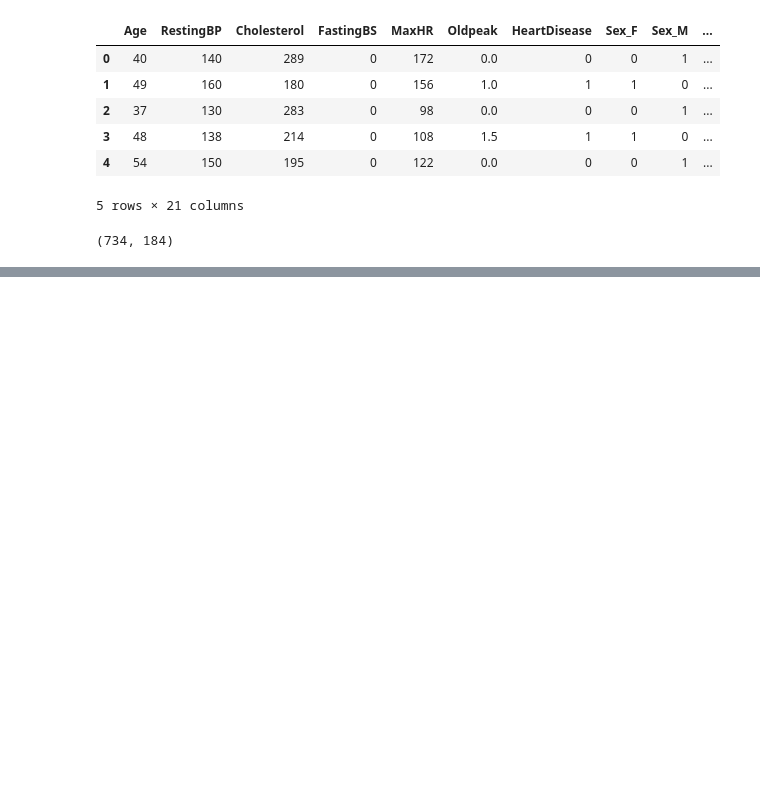
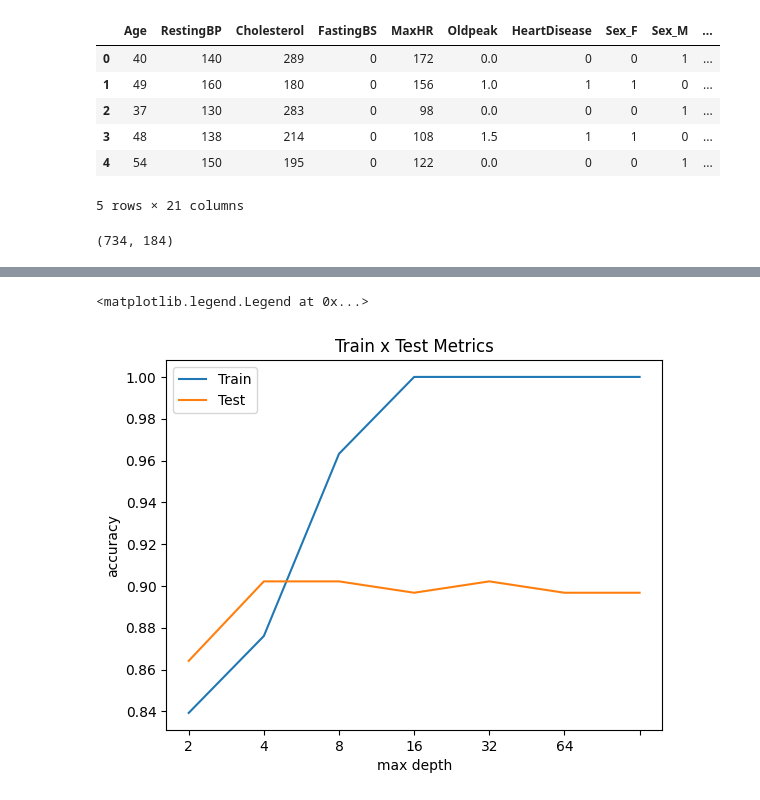
Before and after one commit to GoldenDelphi/Heart-Failure-Prediction-Using-Ensembles, a Jupyter notebook: random_forest.ipynb, the cells around one changed output, grey strips where cells are left out. Drawn from its saved outputs; the diff is of its cells as text; code cells hidden in the pictures; blank space fills up the shorter version.

```diff
--- a/random_forest.ipynb
+++ b/random_forest.ipynb
@@ -35,0 +69,22 @@ len(xtrain), len(xtest)
+# %%
+accuracy_train, accuracy_test = [], []
+for max_depth in max_depth_list:
+    model = RandomForestClassifier(max_depth=max_depth).fit(xtrain, ytrain)
+
+    pred_train = model.predict(xtrain)
+    pred_test = model.predict(xtest)
+
+    accuracy_train.append(accuracy_score(ytrain, pred_train))
+    accuracy_test.append(accuracy_score(ytest, pred_test))
+
+plt.title('Train x Test Metrics')
+plt.xlabel('max depth')
+plt.xticks(ticks = range(len(max_depth_list )),labels=max_depth_list)
+plt.ylabel('accuracy')
+
+plt.plot(accuracy_train)
+plt.plot(accuracy_test)
+plt.legend(['Train', 'Test'])
+# %% [output]
+<matplotlib.legend.Legend at 0x...>
+[figure, added]
```
Also changed, not shown: parts of 6 cells of this notebook.
